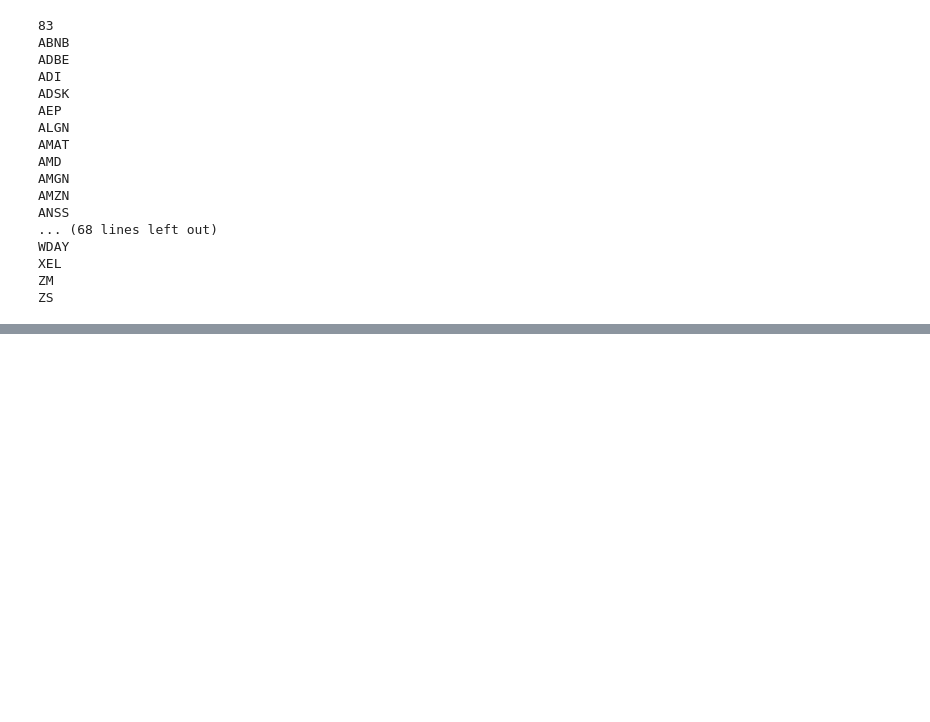
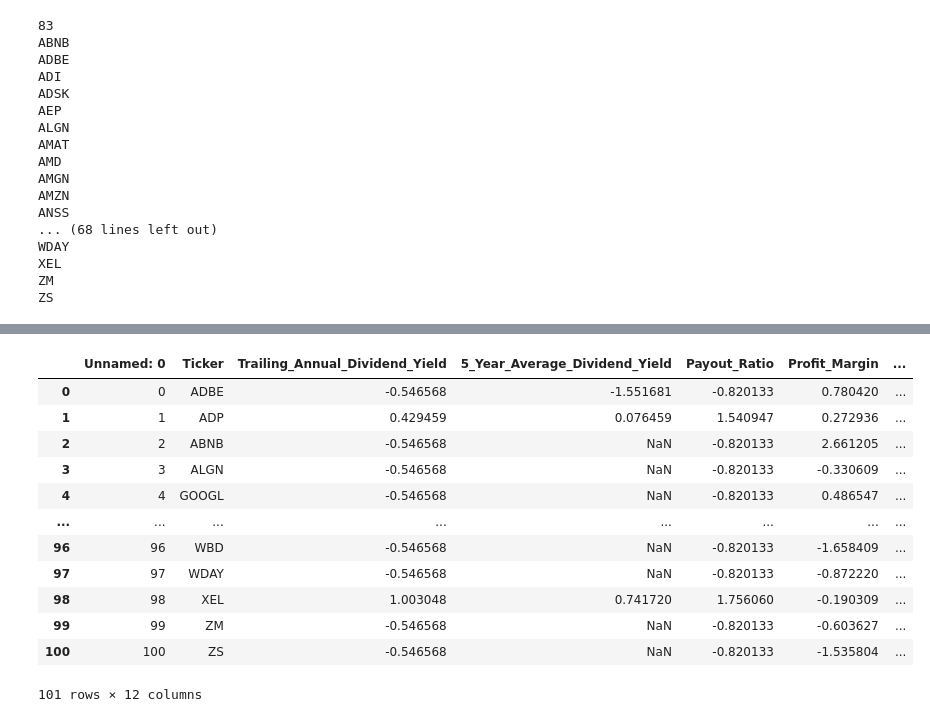
Before and after one commit to mrjorgeparr/StockAnalysis-tool, a Jupyter notebook: Scraping/selenium_scraper.ipynb, the cells around one changed output, grey strips where cells are left out. Saved outputs shown, nothing was run; the diff lists cells and outputs as text; code cells hidden in the pictures; blank space fills up the shorter version.

```diff
--- a/Scraping/selenium_scraper.ipynb
+++ b/Scraping/selenium_scraper.ipynb
@@ -494,0 +521,19 @@ ZS
+# %%
+# visualization of distrubution of dividend-yield categories
+
+df_yield_categories = pd.read_csv("./../Dataset/scaledData.csv")
+df_yield_categories
+# %% [output]
+|  | Unnamed: 0 | Ticker | Trailing_Annual_Dividend_Yield | 5_Year_Average_Dividend_Yield | Payout_Ratio | Profit_Margin | ... |
+| 0 | 0 | ADBE | -0.546568 | -1.551681 | -0.820133 | 0.780420 | ... |
+| 1 | 1 | ADP | 0.429459 | 0.076459 | 1.540947 | 0.272936 | ... |
+| 2 | 2 | ABNB | -0.546568 | NaN | -0.820133 | 2.661205 | ... |
+| 3 | 3 | ALGN | -0.546568 | NaN | -0.820133 | -0.330609 | ... |
+| 4 | 4 | GOOGL | -0.546568 | NaN | -0.820133 | 0.486547 | ... |
+| ... | ... | ... | ... | ... | ... | ... | ... |
+| 96 | 96 | WBD | -0.546568 | NaN | -0.820133 | -1.658409 | ... |
+| 97 | 97 | WDAY | -0.546568 | NaN | -0.820133 | -0.872220 | ... |
+| 98 | 98 | XEL | 1.003048 | 0.741720 | 1.756060 | -0.190309 | ... |
+| 99 | 99 | ZM | -0.546568 | NaN | -0.820133 | -0.603627 | ... |
+| 100 | 100 | ZS | -0.546568 | NaN | -0.820133 | -1.535804 | ... |
+101 rows × 12 columns
```
Also changed, not shown: parts of 6 cells of this notebook.
